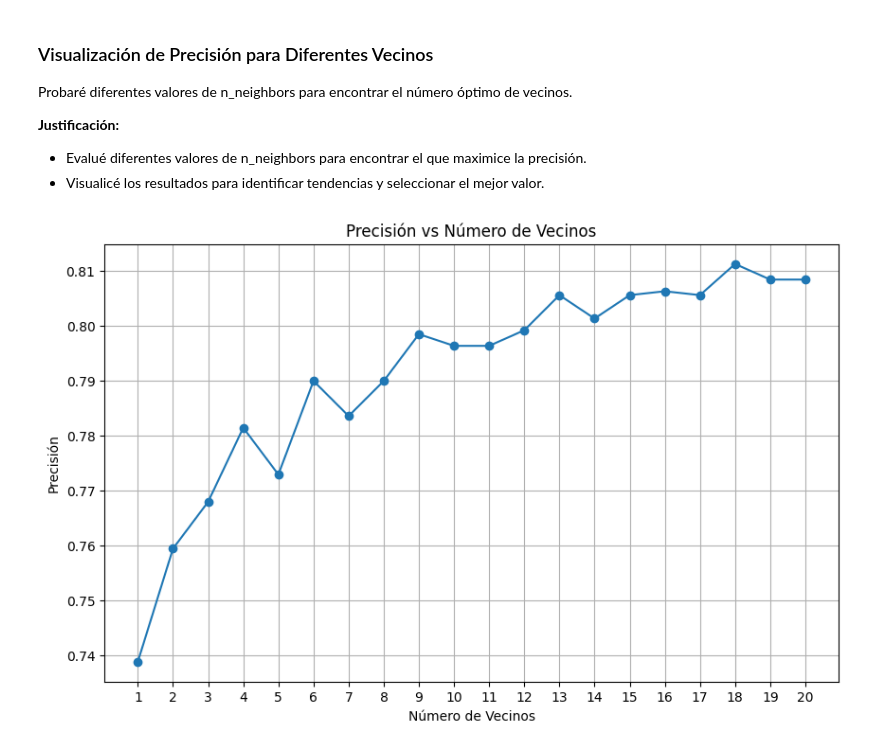
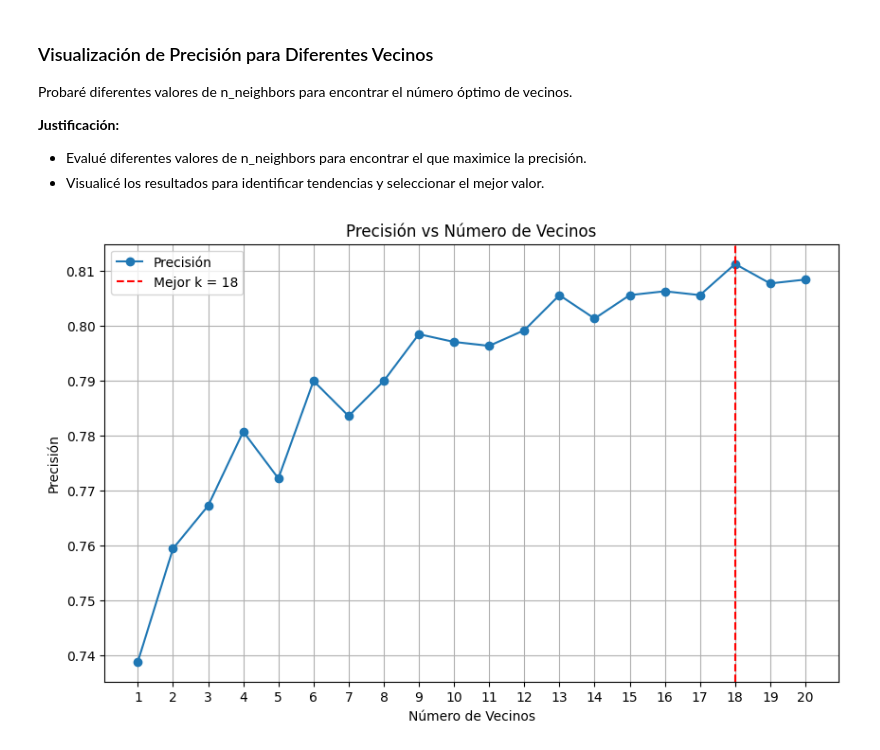
Before and after one commit to paezdev/EA2.-K-Nearest_Neighbors_-KNN-_paez_jean_carlos, a Jupyter notebook: notebooks/paez_ramirez_jean_carlos_KNN.ipynb, the cells around one changed output. Drawn from its saved outputs; the diff is of its cells as text; code cells hidden in the pictures.

Commit message:
Generando mejora en el código.

```diff
--- a/notebooks/paez_ramirez_jean_carlos_KNN.ipynb
+++ b/notebooks/paez_ramirez_jean_carlos_KNN.ipynb
@@ -200,7 +200,7 @@ from sklearn.preprocessing import StandardScaler
 df['TotalCharges'] = pd.to_numeric(df['TotalCharges'], errors='coerce')
 
 # Rellenar valores faltantes en 'TotalCharges' con la mediana
-df['TotalCharges'].fillna(df['TotalCharges'].median(), inplace=True)
+df['TotalCharges'] = df['TotalCharges'].fillna(df['TotalCharges'].median())
 
 # Seleccionar columnas numéricas para normalizar
 numeric_columns = ['tenure', 'MonthlyCharges', 'TotalCharges']
@@ -240,12 +234,18 @@ Dividí los datos en conjuntos de entrenamiento y prueba para evaluar el rendimi
 # %%
 from sklearn.model_selection import train_test_split
 
+# Codificar la columna objetivo 'Churn' como binaria
+df['Churn'] = df['Churn'].map({'Yes': 1, 'No': 0})
+
+# Eliminar columnas irrelevantes como 'customerID'
+df = df.drop(['customerID'], axis=1)
+
 # Codificar variables categóricas con one-hot encoding
-df_encoded = pd.get_dummies(df, columns=df.select_dtypes(include=['object']).columns, drop_first=True)
+df_encoded = pd.get_dummies(df, drop_first=True)
 
 # Separar características (X) y variable objetivo (y)
-X = df_encoded.drop('Churn_Yes', axis=1)
-y = df_encoded['Churn_Yes']
+X = df_encoded.drop('Churn', axis=1)
+y = df_encoded['Churn']
 
 # Dividir los datos en entrenamiento y prueba
 X_train, X_test, y_train, y_test = train_test_split(X, y, test_size=0.2, random_state=42)
@@ -279,0 +269,25 @@ Modelo KNN entrenado con 5 vecinos.
+# %%
+from sklearn.model_selection import cross_val_score, GridSearchCV
+
+# Crear el modelo KNN
+knn = KNeighborsClassifier()
+
+# Definir el rango de vecinos a probar
+param_grid = {'n_neighbors': range(1, 21)}
+
+# Usar GridSearchCV para encontrar el mejor número de vecinos
+grid_search = GridSearchCV(knn, param_grid, cv=5, scoring='accuracy')
+grid_search.fit(X_train, y_train)
+
+# Mejor número de vecinos
+best_k = grid_search.best_params_['n_neighbors']
+print(f"Mejor número de vecinos: {best_k}")
+
+# Entrenar el modelo con el mejor número de vecinos
+knn = KNeighborsClassifier(n_neighbors=best_k)
+knn.fit(X_train, y_train)
+
+# Evaluar el modelo
+y_pred = knn.predict(X_test)
+accuracy = accuracy_score(y_test, y_pred)
+print(f"Precisión del modelo con {best_k} vecinos: {accuracy}")
@@ -325,20 +352,22 @@ Probaré diferentes valores de n_neighbors para encontrar el número óptimo de
 # %%
 # Probar diferentes valores de n_neighbors
 accuracies = []
 for k in range(1, 21):
     knn = KNeighborsClassifier(n_neighbors=k)
     knn.fit(X_train, y_train)
     y_pred = knn.predict(X_test)
     accuracies.append(accuracy_score(y_test, y_pred))
 
 # Visualizar los resultados
 plt.figure(figsize=(10, 6))
-plt.plot(range(1, 21), accuracies, marker='o')
+plt.plot(range(1, 21), accuracies, marker='o', label='Precisión')
+plt.axvline(x=best_k, color='r', linestyle='--', label=f'Mejor k = {best_k}')
 plt.title("Precisión vs Número de Vecinos")
 plt.xlabel("Número de Vecinos")
 plt.ylabel("Precisión")
 plt.xticks(range(1, 21))
+plt.legend()
 plt.grid()
 plt.show()
 # %% [output]
-[figure, old version]
+[figure, new version]
```
Also changed, not shown: parts of 5 cells of this notebook, 1 other file.
